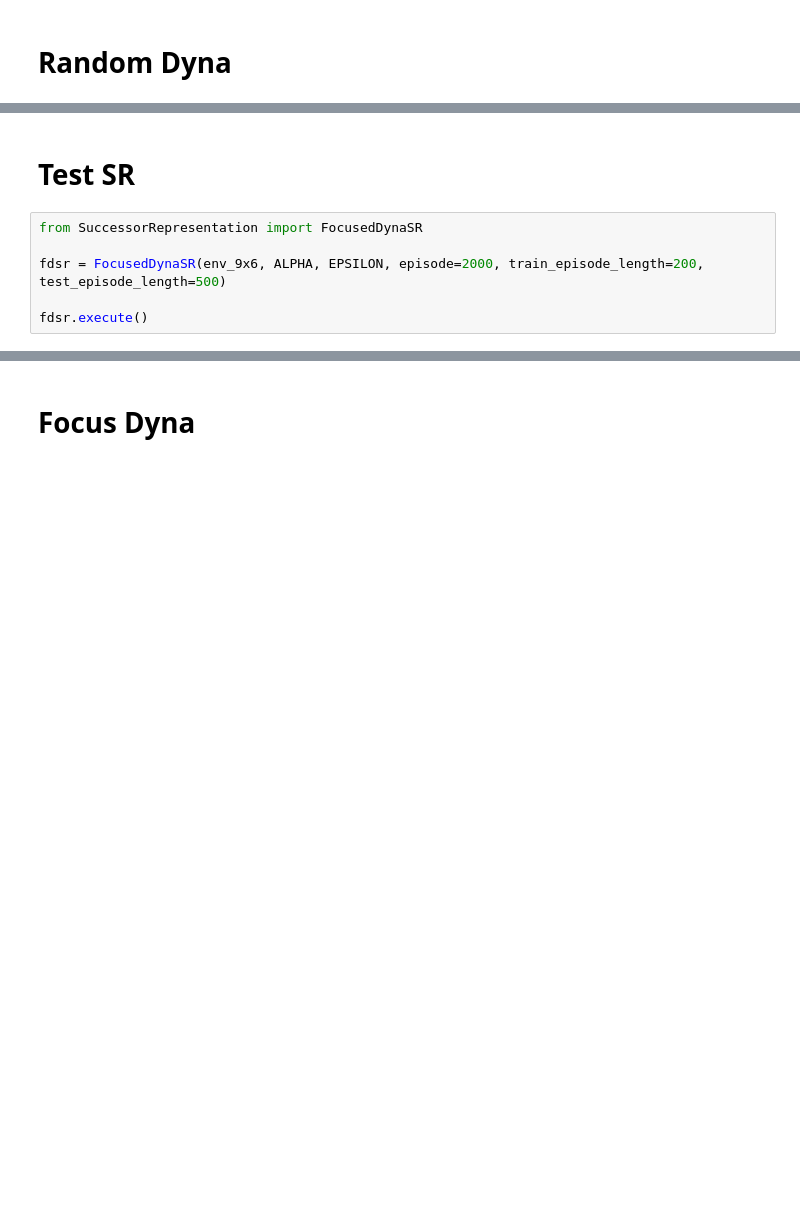
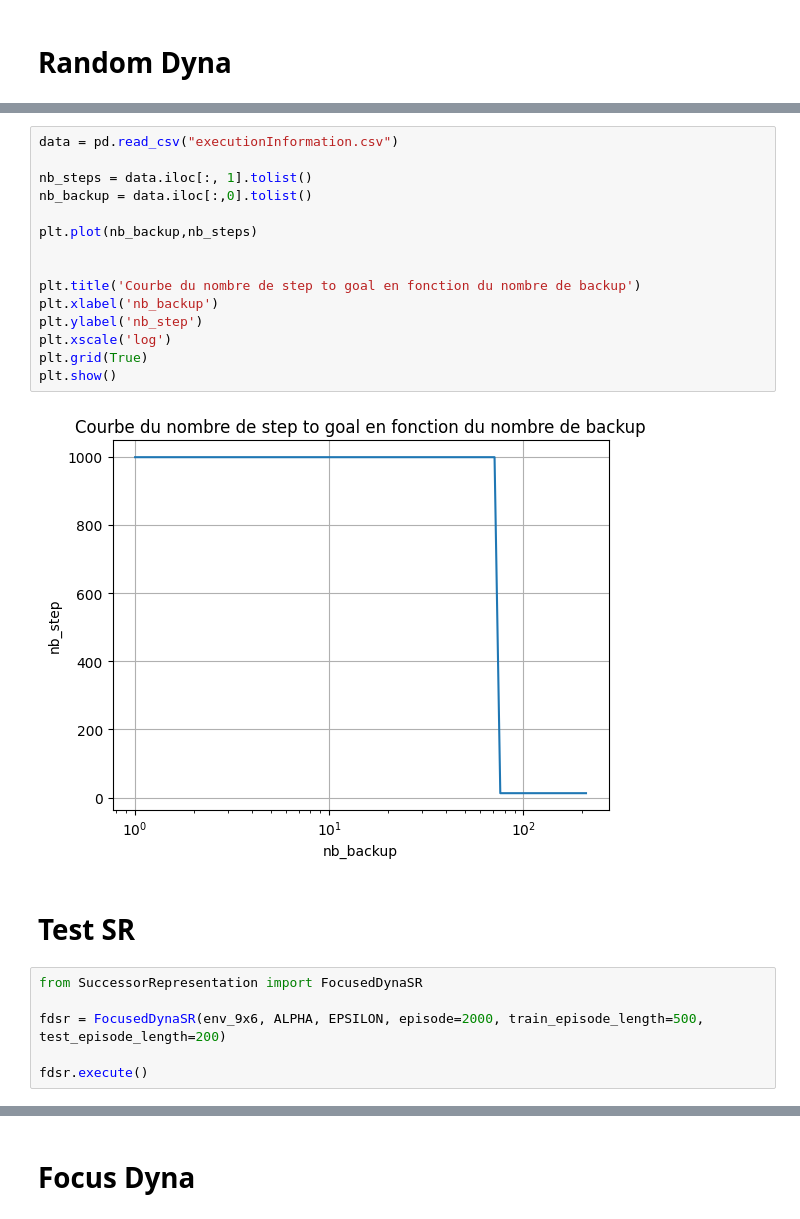
Before and after one commit to Meriadoc-gitgit/PRMA, a Jupyter notebook: src/test.ipynb, the cells around one changed output, grey strips where cells are left out. Saved outputs shown, nothing was run; the diff lists cells and outputs as text; blank space fills up the shorter version.

```diff
--- a/src/test.ipynb
+++ b/src/test.ipynb
@@ -103,9 +111,26 @@ plt.show()
+# %%
+data = pd.read_csv("executionInformation.csv")
+
+nb_steps = data.iloc[:, 1].tolist()
+nb_backup = data.iloc[:,0].tolist()
+
+plt.plot(nb_backup,nb_steps)
+
+
+plt.title('Courbe du nombre de step to goal en fonction du nombre de backup')
+plt.xlabel('nb_backup')
+plt.ylabel('nb_step')
+plt.xscale('log')
+plt.grid(True)
+plt.show()
+# %% [output]
+[figure, added]
 # %% [markdown]
 # Test SR
 # %%
 from SuccessorRepresentation import FocusedDynaSR
 
-fdsr = FocusedDynaSR(env_9x6, ALPHA, EPSILON, episode=2000, train_episode_length=200, test_episode_length=500)
+fdsr = FocusedDynaSR(env_9x6, ALPHA, EPSILON, episode=2000, train_episode_length=500, test_episode_length=200)
 
 fdsr.execute()
 # %%
```
Also changed, not shown: parts of 7 cells of this notebook.
